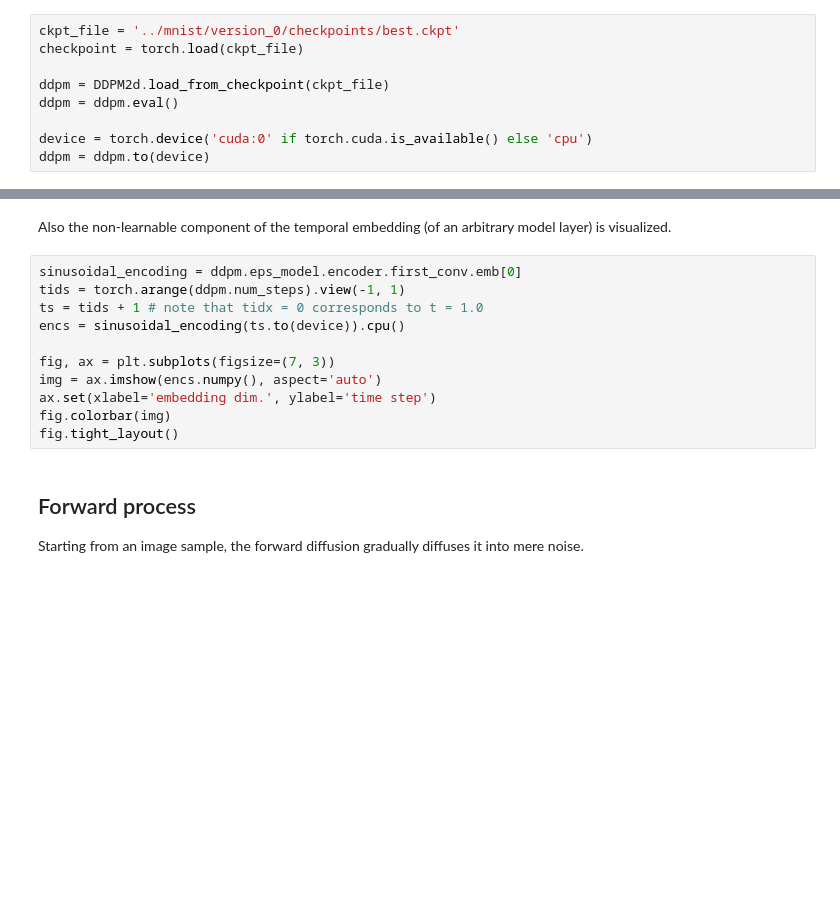
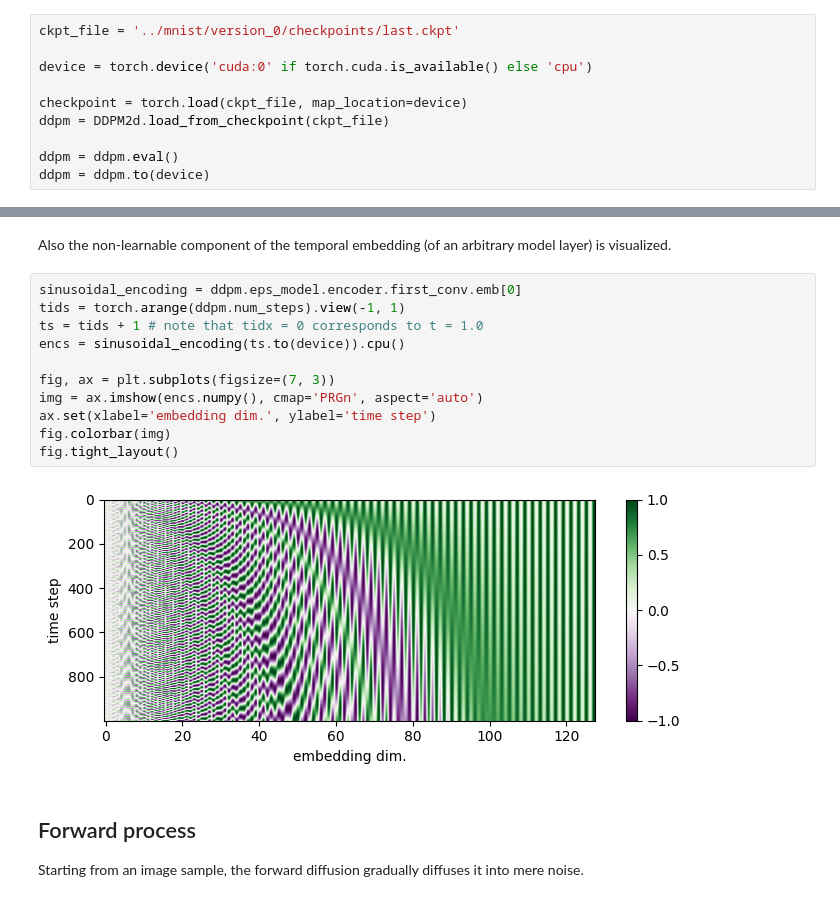
Before and after one commit to joseph-nagel/diffusion-demo, a Jupyter notebook: notebooks/ddpm_mnist.ipynb, the cells around one changed output, grey strips where cells are left out. Drawn from its saved outputs; the diff is of its cells as text; blank space fills up the shorter version.

```diff
--- a/notebooks/ddpm_mnist.ipynb
+++ b/notebooks/ddpm_mnist.ipynb
@@ -54,13 +54,14 @@ fig.tight_layout()
 
 The DDPM with all its architectural hyperparameters and the learned weights is then initialized as follows.
 # %%
-ckpt_file = '../mnist/version_0/checkpoints/best.ckpt'
-checkpoint = torch.load(ckpt_file)
-
-ddpm = DDPM2d.load_from_checkpoint(ckpt_file)
-ddpm = ddpm.eval()
+ckpt_file = '../mnist/version_0/checkpoints/last.ckpt'
 
 device = torch.device('cuda:0' if torch.cuda.is_available() else 'cpu')
+
+checkpoint = torch.load(ckpt_file, map_location=device)
+ddpm = DDPM2d.load_from_checkpoint(ckpt_file)
+
+ddpm = ddpm.eval()
 ddpm = ddpm.to(device)
 # %% [markdown]
 For the sake of completeness, the used beta schedule is plotted.
@@ -85,14 +88,16 @@ Also the non-learnable component of the temporal embedding (of an arbitrary mode
 # %%
 sinusoidal_encoding = ddpm.eps_model.encoder.first_conv.emb[0]
 tids = torch.arange(ddpm.num_steps).view(-1, 1)
 ts = tids + 1 # note that tidx = 0 corresponds to t = 1.0
 encs = sinusoidal_encoding(ts.to(device)).cpu()
 
 fig, ax = plt.subplots(figsize=(7, 3))
-img = ax.imshow(encs.numpy(), aspect='auto')
+img = ax.imshow(encs.numpy(), cmap='PRGn', aspect='auto')
 ax.set(xlabel='embedding dim.', ylabel='time step')
 fig.colorbar(img)
 fig.tight_layout()
+# %% [output]
+[figure, added]
 # %% [markdown]
 ## Forward process
 
```
Also changed, not shown: parts of 7 cells of this notebook, 2 other files.
